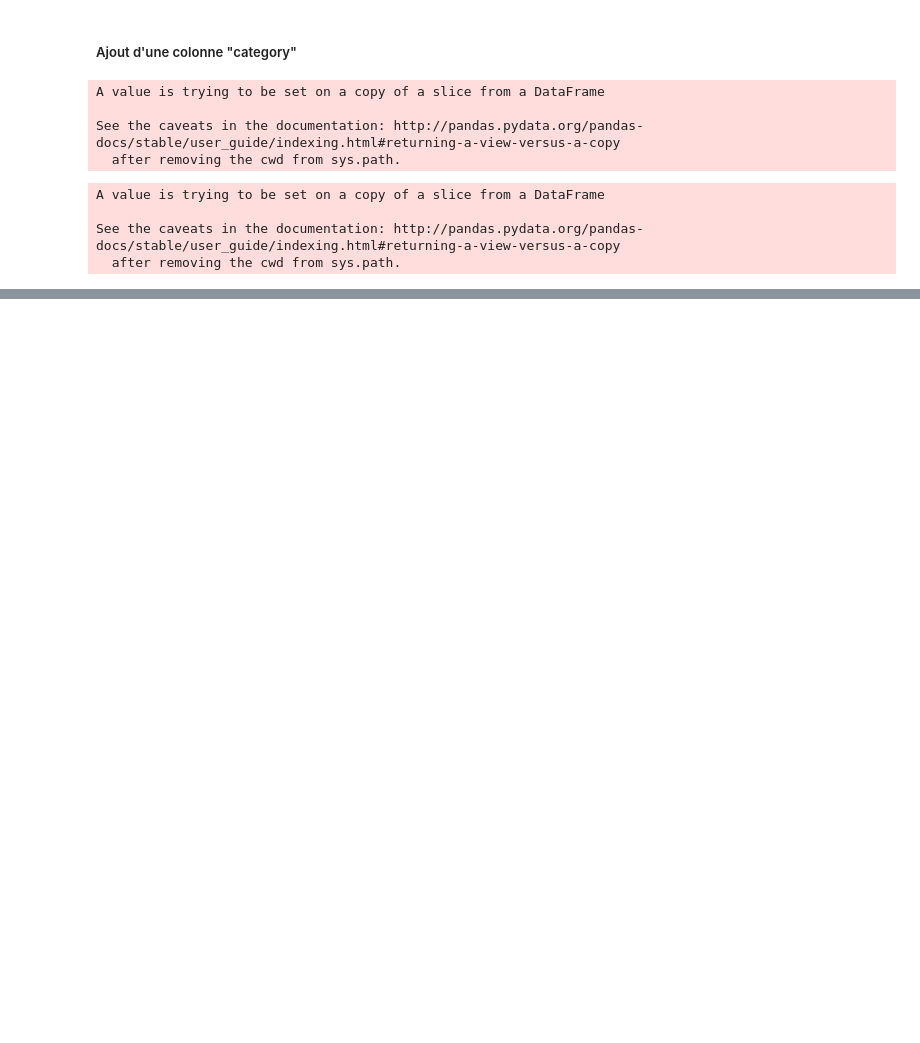
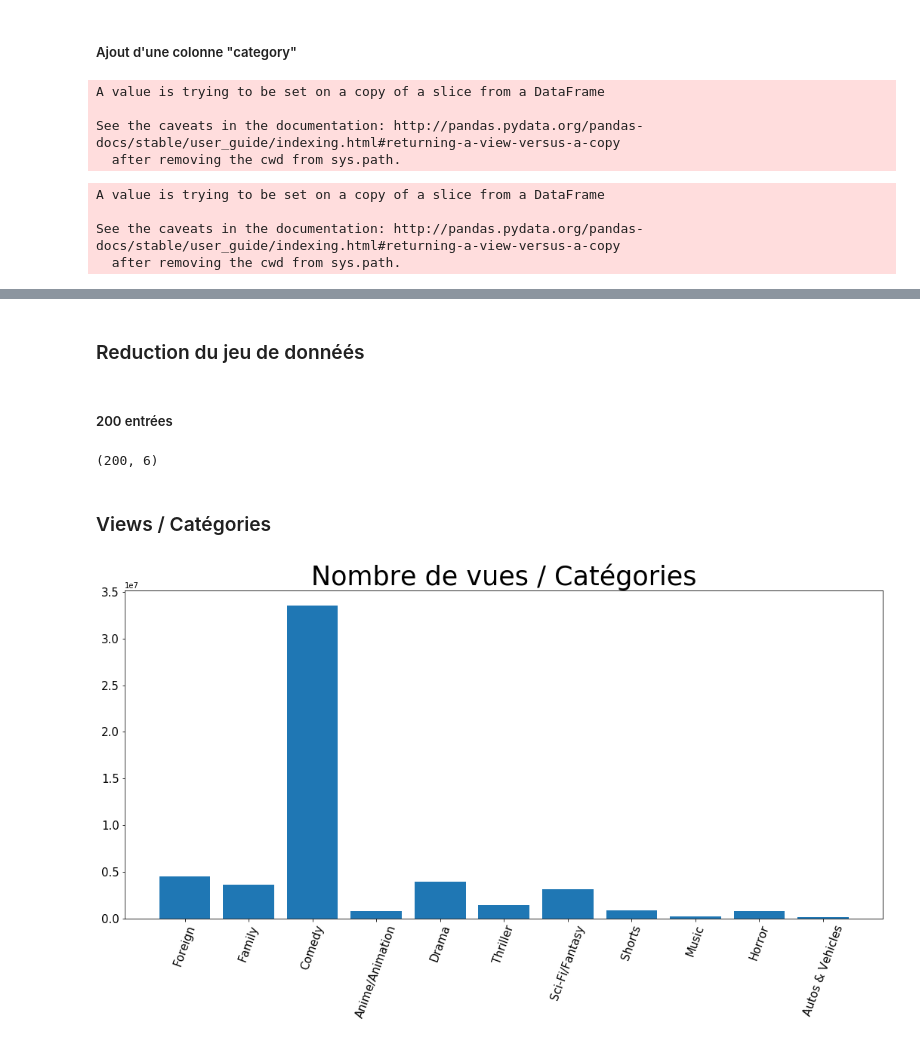
Before and after one commit to DROMZEE/Youtube-Predictor, a Jupyter notebook: projet_fred.ipynb, the cells around one changed output, grey strips where cells are left out. Cells and saved outputs as stored; diff of their text form; code cells hidden in the pictures; blank space fills up the shorter version.

Commit message:
graphiques par catégories et prétraitement des tags

```diff
--- a/projet_fred.ipynb
+++ b/projet_fred.ipynb
@@ -145,0 +90,2 @@ data_fr.pivot_table(index="category", values="views" , aggfunc=np.sum)
+# %%
+df = data_fr[["title", "category", "views", "likes", "dislikes", "comment_count"]]
@@ -145,0 +125,24 @@ data_fr.pivot_table(index="category", values="views" , aggfunc=np.sum)
+# %% [markdown]
+### Reduction du jeu de donnéés
+# %% [markdown]
+##### 200 entrées
+# %%
+df = df.iloc[0:200, :]
+# %%
+df.shape
+# %% [output]
+(200, 6)
+# %% [markdown]
+### Views / Catégories
+# %%
+plt.figure(figsize=(18,8))
+
+plt.bar(df["category"], df["views"])
+plt.xticks(rotation=70, size=15)
+plt.yticks(size=15)
+
+plt.title("Nombre de vues / Catégories", size=35)
+
+plt.show()
+# %% [output]
+[figure, added]
```
Also changed, not shown: parts of 23 cells of this notebook, 1 other file.
